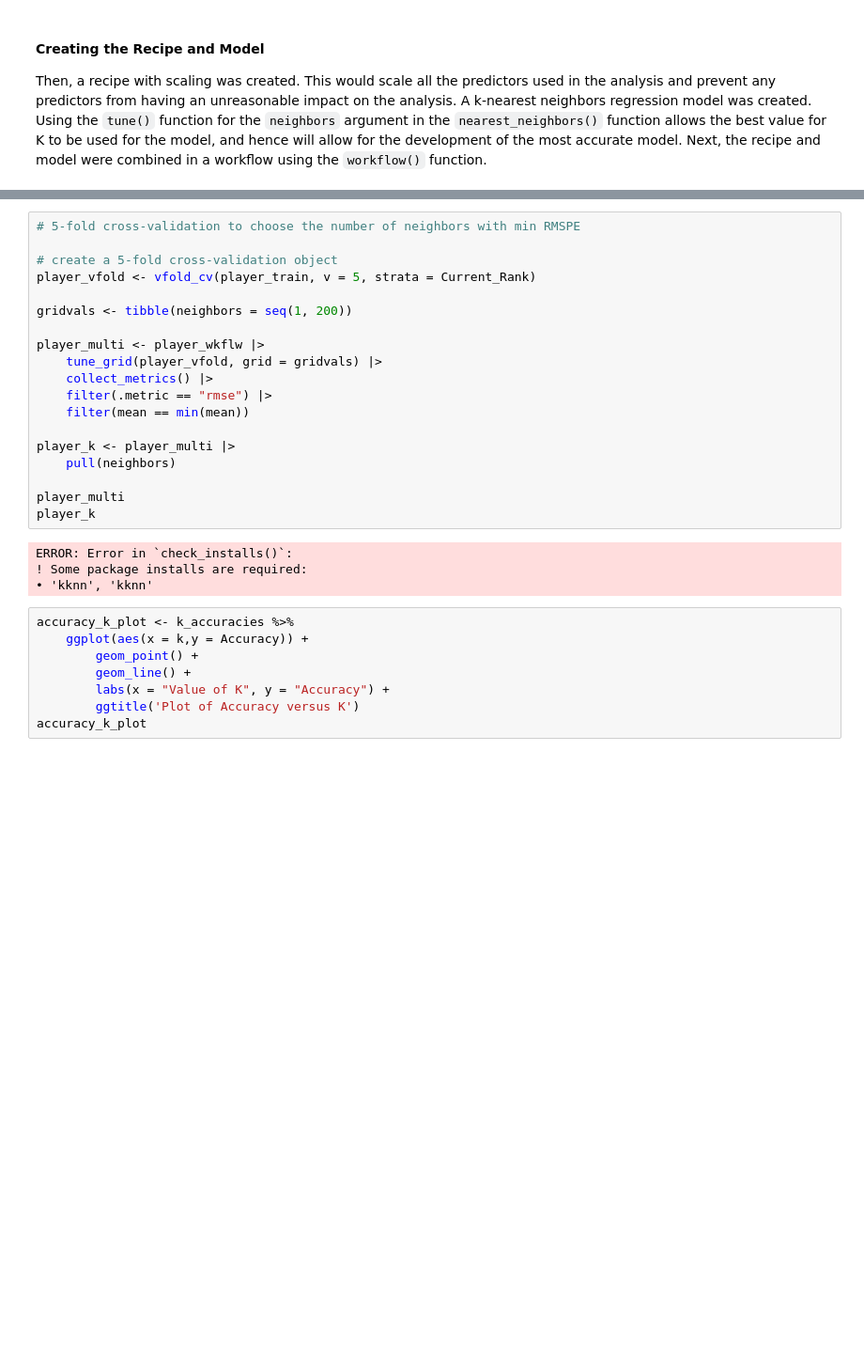
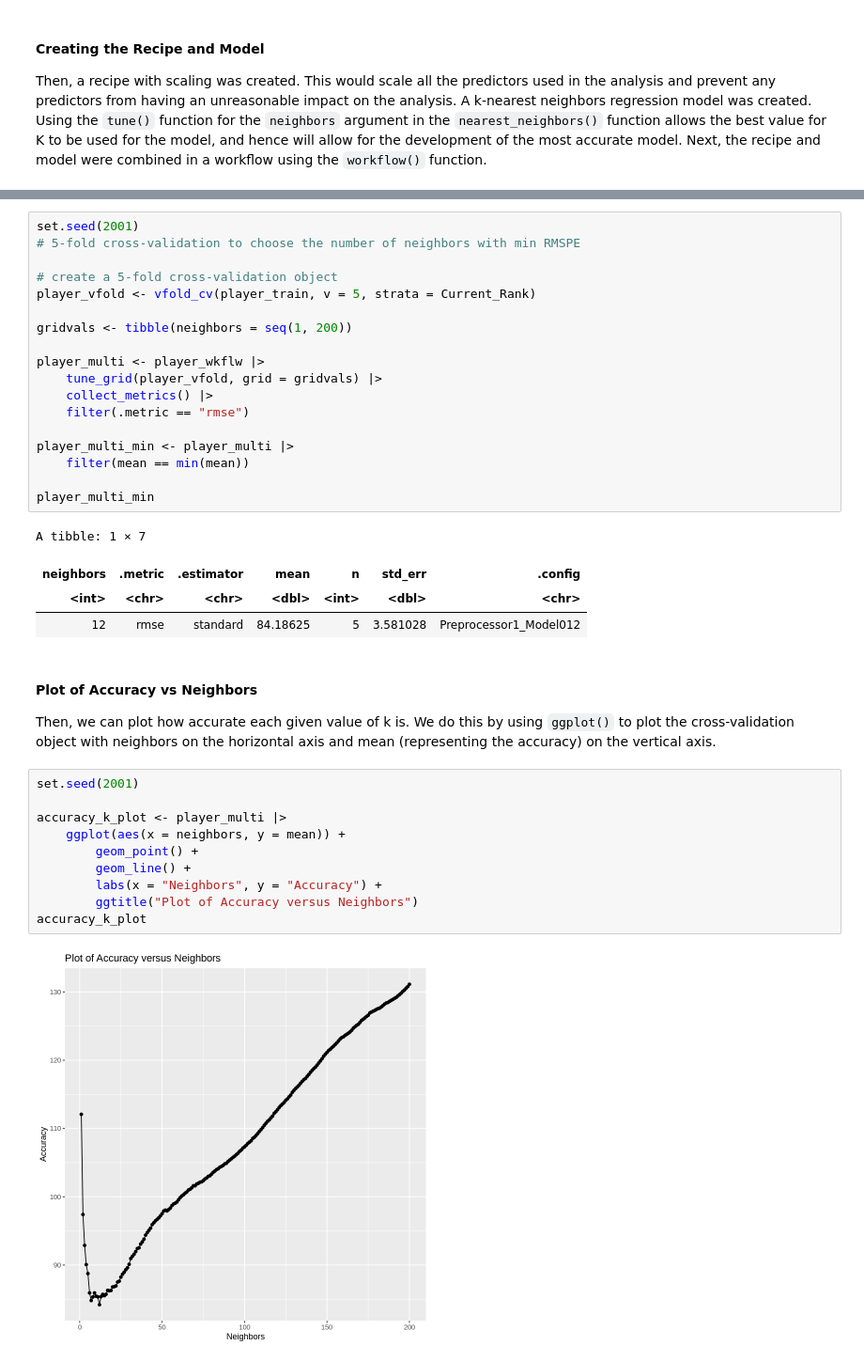
Before and after one commit to UDadamanda/project_player_stat, a Jupyter notebook: player_stat_report.ipynb, the cells around one changed output, grey strips where cells are left out. Shown: that part at 94% size. Drawn from its saved outputs; the diff is of its cells as text; blank space fills up the shorter version.

```diff
--- a/player_stat_report.ipynb
+++ b/player_stat_report.ipynb
@@ -212,4 +214,5 @@ To determine the optimal number of neighbors, a 5-fold cross-validation was perf
 # %%
+set.seed(2001)
 # 5-fold cross-validation to choose the number of neighbors with min RMSPE
 
 # create a 5-fold cross-validation object
@@ -220,23 +223,30 @@ gridvals <- tibble(neighbors = seq(1, 200))
 player_multi <- player_wkflw |>
     tune_grid(player_vfold, grid = gridvals) |>
     collect_metrics() |>
-    filter(.metric == "rmse") |>
+    filter(.metric == "rmse")
+
+player_multi_min <- player_multi |>
     filter(mean == min(mean))
 
-player_k <- player_multi |>
-    pull(neighbors)
-
-player_multi
-player_k
+player_multi_min
 # %% [output]
-ERROR: Error in `check_installs()`:
-! Some package installs are required:
-• 'kknn', 'kknn'
+A tibble: 1 × 7
+| neighbors | .metric | .estimator | mean | n | std_err | .config |
+| <int> | <chr> | <chr> | <dbl> | <int> | <dbl> | <chr> |
+| 12 | rmse | standard | 84.18625 | 5 | 3.581028 | Preprocessor1_Model012 |
+# %% [markdown]
+#### Plot of Accuracy vs Neighbors
+
+Then, we can plot how accurate each given value of k is. We do this by using <code>ggplot()</code> to plot the cross-validation object with neighbors on the horizontal axis and mean (representing the accuracy) on the vertical axis.
 # %%
-accuracy_k_plot <- k_accuracies %>%
-    ggplot(aes(x = k,y = Accuracy)) +
+set.seed(2001)
+
+accuracy_k_plot <- player_multi |>
+    ggplot(aes(x = neighbors, y = mean)) +
         geom_point() +
         geom_line() +
-        labs(x = "Value of K", y = "Accuracy") +
-        ggtitle('Plot of Accuracy versus K')
+        labs(x = "Neighbors", y = "Accuracy") +
+        ggtitle("Plot of Accuracy versus Neighbors")
 accuracy_k_plot
+# %% [output]
+[figure, added]
```
Also changed, not shown: parts of 9 cells of this notebook.
